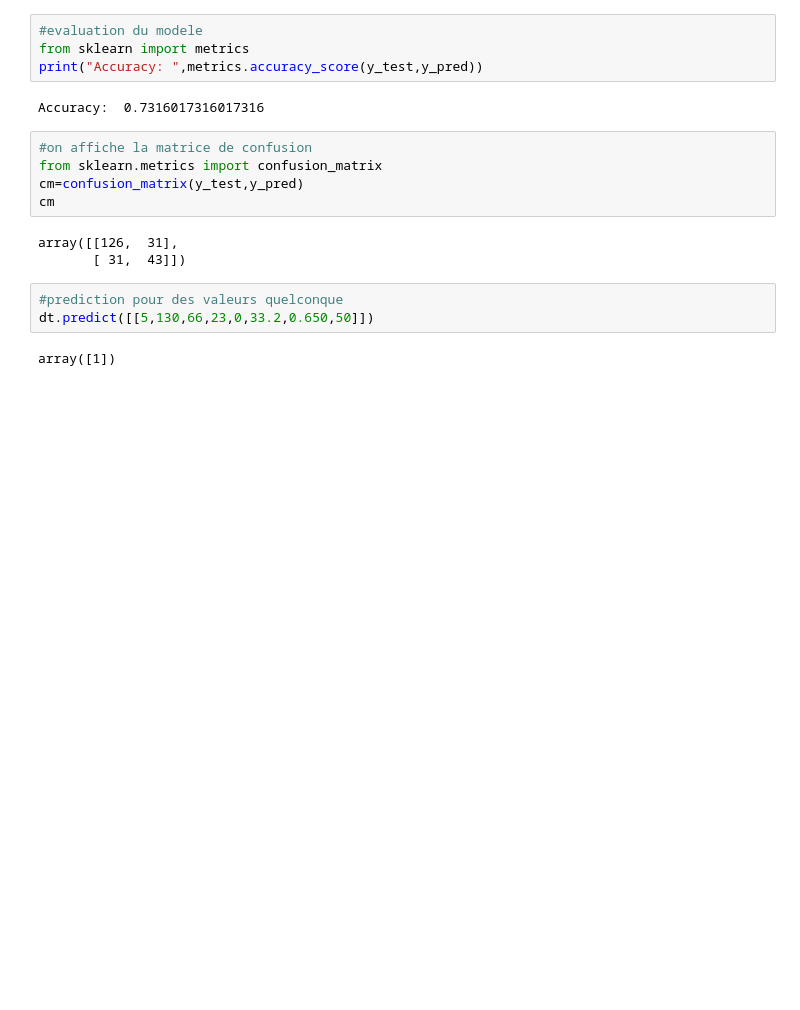
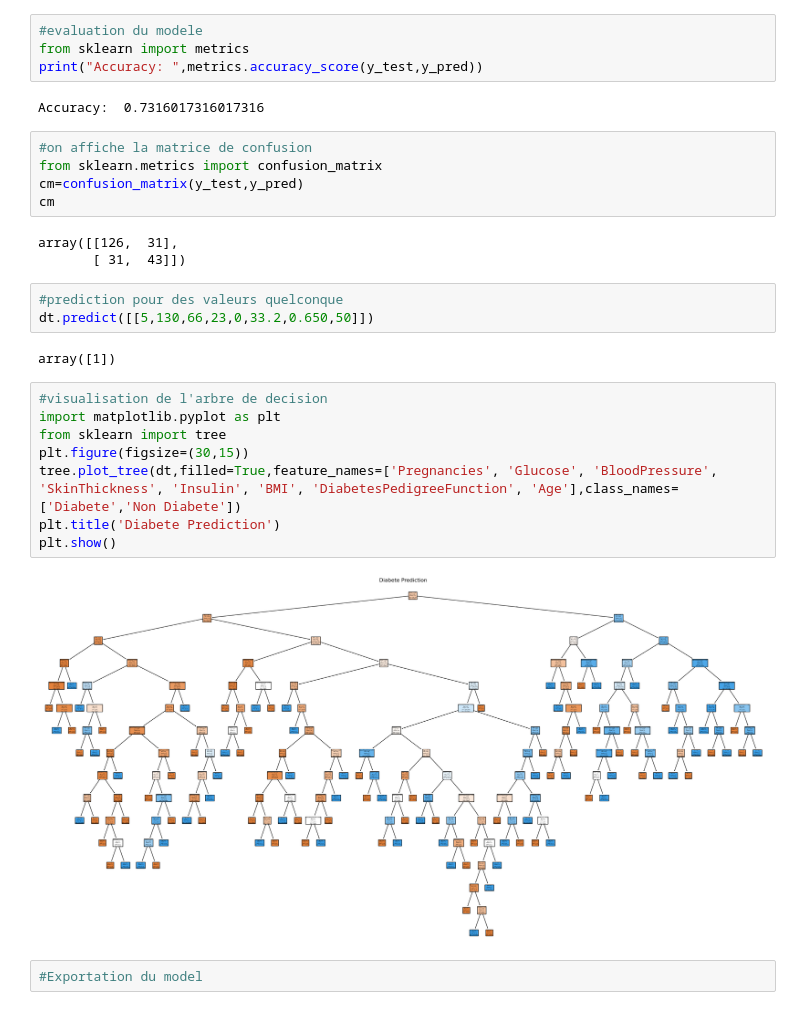
Before and after one commit to DanielDaba1/ANALYSE_EXPLORATOIRE, a Jupyter notebook: Diabete_prediction.ipynb, the cells around one changed output. Cells and saved outputs as stored; diff of their text form; blank space fills up the shorter version.

```diff
--- a/Diabete_prediction.ipynb
+++ b/Diabete_prediction.ipynb
@@ -58,3 +58,15 @@ array([[126,  31],
 dt.predict([[5,130,66,23,0,33.2,0.650,50]])
 # %% [output]
 array([1])
+# %%
+#visualisation de l'arbre de decision
+import matplotlib.pyplot as plt
+from sklearn import tree
+plt.figure(figsize=(30,15))
+tree.plot_tree(dt,filled=True,feature_names=['Pregnancies', 'Glucose', 'BloodPressure', 'SkinThickness', 'Insulin', 'BMI', 'DiabetesPedigreeFunction', 'Age'],class_names=['Diabete','Non Diabete'])
+plt.title('Diabete Prediction')
+plt.show()
+# %% [output]
+[figure, added]
+# %%
+#Exportation du model
```
Also changed, not shown: 1 other file.
